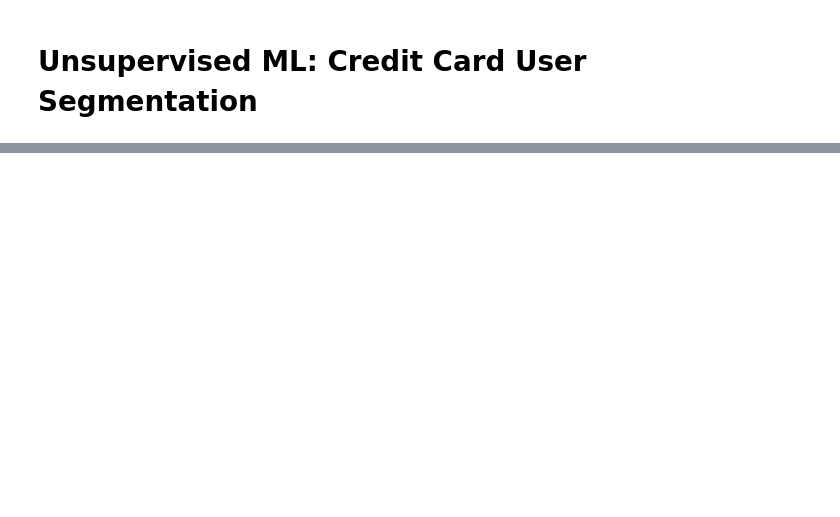
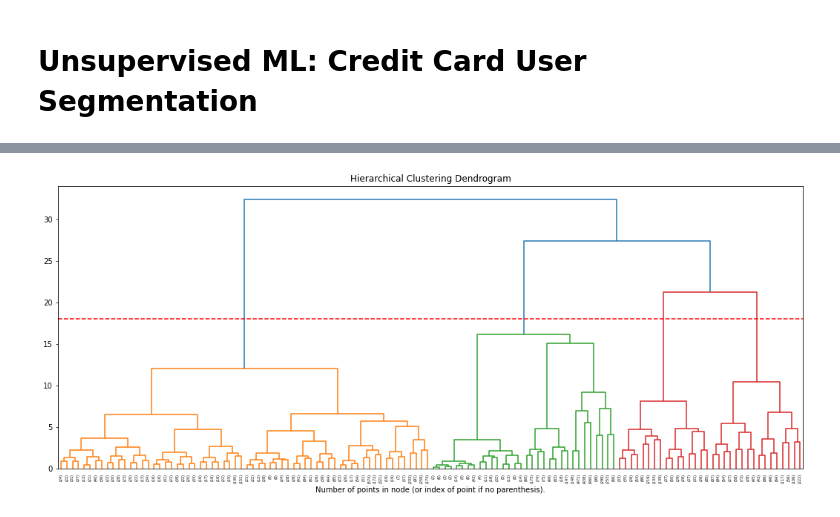
Before and after one commit to comp-machine-learning-spring2021/portfolio-MackieZhou, a Jupyter notebook: coding_2_unsupervised/coding_2.ipynb, the cells around one changed output, grey strips where cells are left out. Cells and saved outputs as stored; diff of their text form; code cells hidden in the pictures; blank space fills up the shorter version.

```diff
--- a/coding_2_unsupervised/coding_2.ipynb
+++ b/coding_2_unsupervised/coding_2.ipynb
@@ -23,0 +63,4 @@ data.head()
+# %%
+# normalize the data (except for the first column)
+data_norm = normalize(data.iloc[:, 1:])
+print(data_norm.shape)
@@ -23,0 +73,40 @@ data.head()
+# %%
+# Plot Hierarchical Clustering Dendrogram
+# Function from scikit learn:
+# https://scikit-learn.org/stable/auto_examples/cluster/plot_agglomerative_dendrogram.html#sphx-glr-auto-examples-cluster-plot-agglomerative-dendrogram-py
+
+def plot_dendrogram(model, **kwargs):
+    # Create linkage matrix and then plot the dendrogram
+
+    # create the counts of samples under each node
+    counts = np.zeros(model.children_.shape[0])
+    n_samples = len(model.labels_)
+    for i, merge in enumerate(model.children_):
+        current_count = 0
+        for child_idx in merge:
+            if child_idx < n_samples:
+                current_count += 1  # leaf node
+            else:
+                current_count += counts[child_idx - n_samples]
+        counts[i] = current_count
+
+    linkage_matrix = np.column_stack([model.children_, model.distances_,
+                                      counts]).astype(float)
+
+    # Plot the corresponding dendrogram
+    hc.dendrogram(linkage_matrix, **kwargs)
+# %%
+# compute the whole tree
+model_whole = AgglomerativeClustering(n_clusters=None, distance_threshold=0)
+model_whole = model_whole.fit(data_norm)
+# %%
+# plot the tree
+plt.figure(figsize=(18, 7))
+plt.title('Hierarchical Clustering Dendrogram')
+plot_dendrogram(model_whole, truncate_mode='level', p=6)  # plot the top five levels
+plt.xlabel("Number of points in node (or index of point if no parenthesis).")
+
+plt.axhline(y=18, color='r', linestyle='--')
+plt.show()
+# %% [output]
+[figure, added]
```
Also changed, not shown: parts of 13 cells of this notebook, 1 other file.
